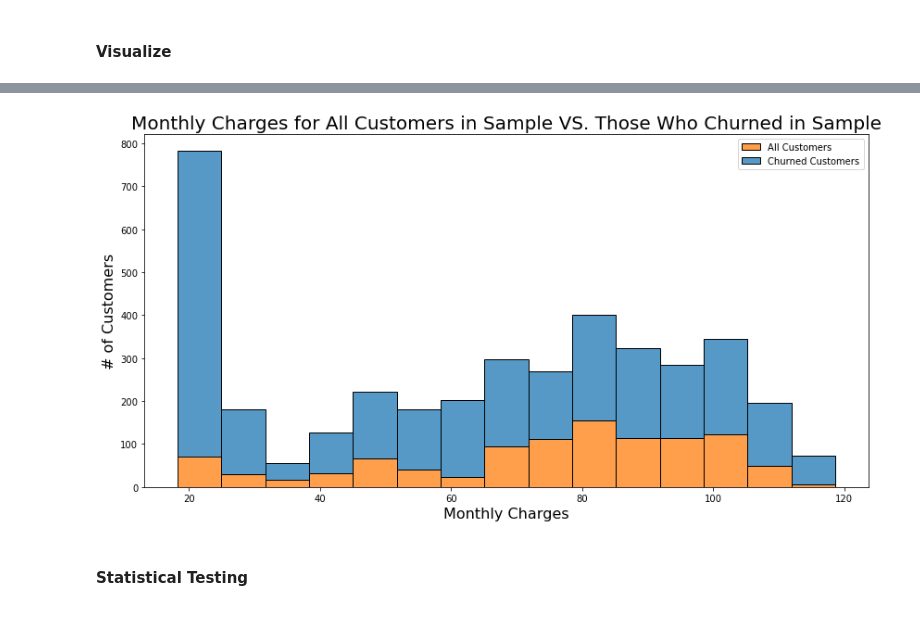
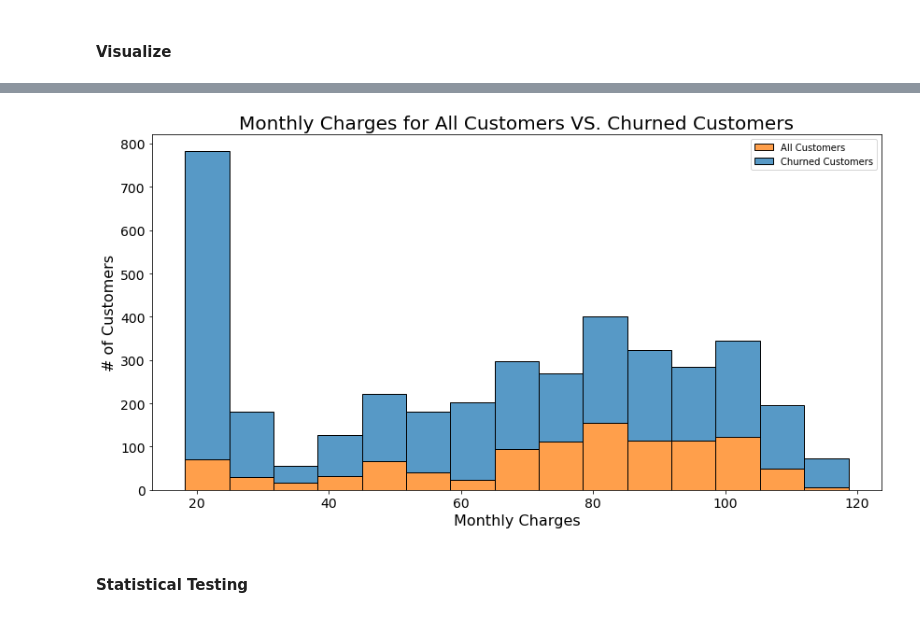
Before and after one commit to rachelrobbinsmayhill/classification-project, a Jupyter notebook: Churn_Report.ipynb, the cells around one changed output, grey strips where cells are left out. Saved outputs shown, nothing was run; the diff lists cells and outputs as text; code cells hidden in the pictures.

```diff
--- a/Churn_Report.ipynb
+++ b/Churn_Report.ipynb
@@ -264,15 +264,17 @@ plt.show()
 # %%
 plt.figure(figsize=(14,7))
 sns.histplot(train, x=train.monthly_charges, hue =  'did_churn_Yes', multiple = 'stack', legend = False)
 
 
-plt.title('Monthly Charges for All Customers in Sample VS. Those Who Churned in Sample', fontsize = 20)
+plt.title('Monthly Charges for All Customers VS. Churned Customers', fontsize = 20)
 plt.xlabel('Monthly Charges', fontsize = 16)
 plt.ylabel('# of Customers', fontsize = 16)
+plt.xticks(fontsize = 14)
+plt.yticks(fontsize = 14)
 plt.legend(labels = ['All Customers', 'Churned Customers'], loc= 'best')
 plt.show()
 # %% [output]
-[figure, old version]
+[figure, new version]
 # %% [markdown]
 #### Statistical Testing
 # %%
```
Also changed, not shown: parts of 63 cells of this notebook.
